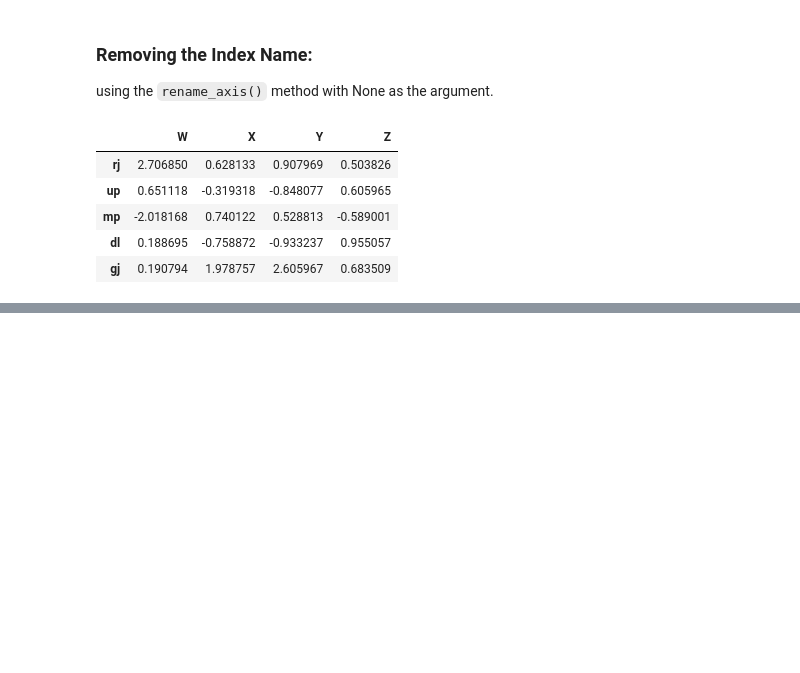
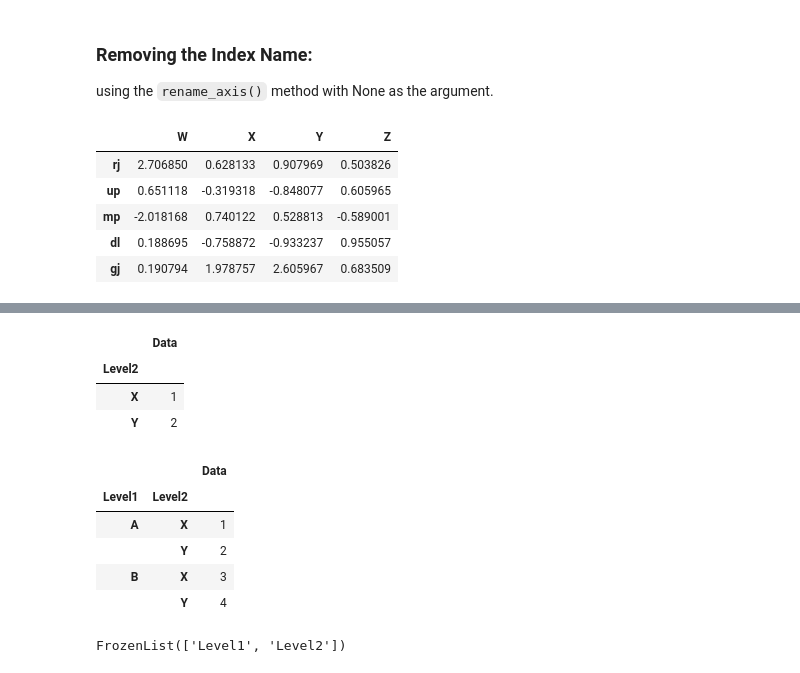
Before and after one commit to abhimanyus1997/ML-Basics, a Jupyter notebook: misc-notebooks/Pandas - Basics.ipynb, the cells around one changed output, grey strips where cells are left out. Drawn from its saved outputs; the diff is of its cells as text; code cells hidden in the pictures; blank space fills up the shorter version.

```diff
--- a/misc-notebooks/Pandas - Basics.ipynb
+++ b/misc-notebooks/Pandas - Basics.ipynb
@@ -564,0 +630,22 @@ display(df)
+# %%
+# Accessing all rows with level 'A' in the first level of the MultiIndex
+df.loc['A']
+# %% [output]
+|  | Data |
+| Level2 |  |
+| X | 1 |
+| Y | 2 |
+# %%
+# Slicing from ('A', 'X') to ('B', 'Y')
+df.loc[('A', 'X'):('B', 'Y')]
+# %% [output]
+|  |  | Data |
+| Level1 | Level2 |  |
+| A | X | 1 |
+|  | Y | 2 |
+| B | X | 3 |
+|  | Y | 4 |
+# %%
+df.index.names
+# %% [output]
+FrozenList(['Level1', 'Level2'])
```
Also changed, not shown: parts of 13 cells of this notebook.
